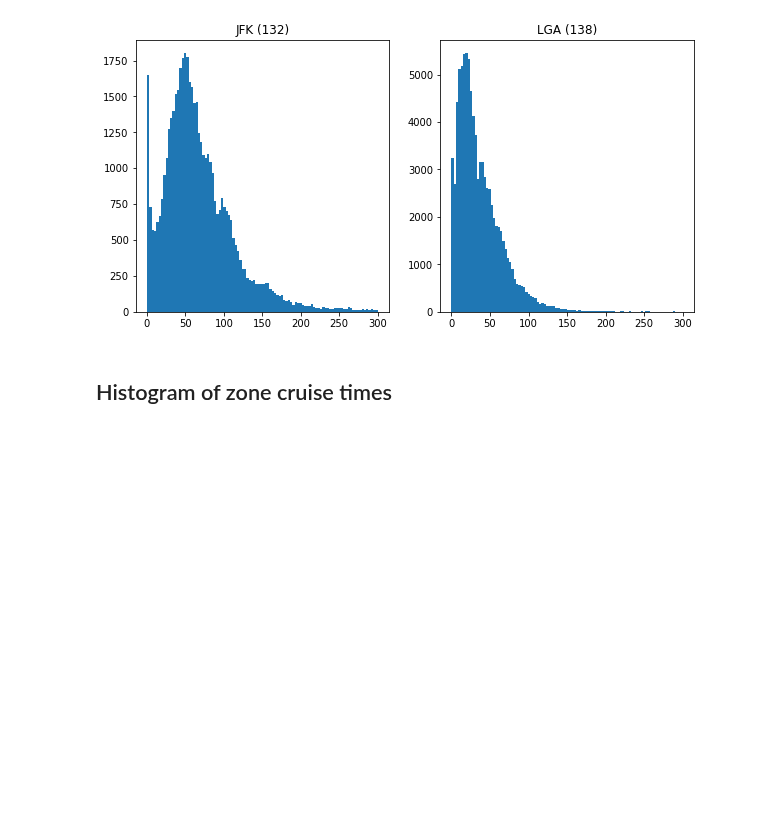
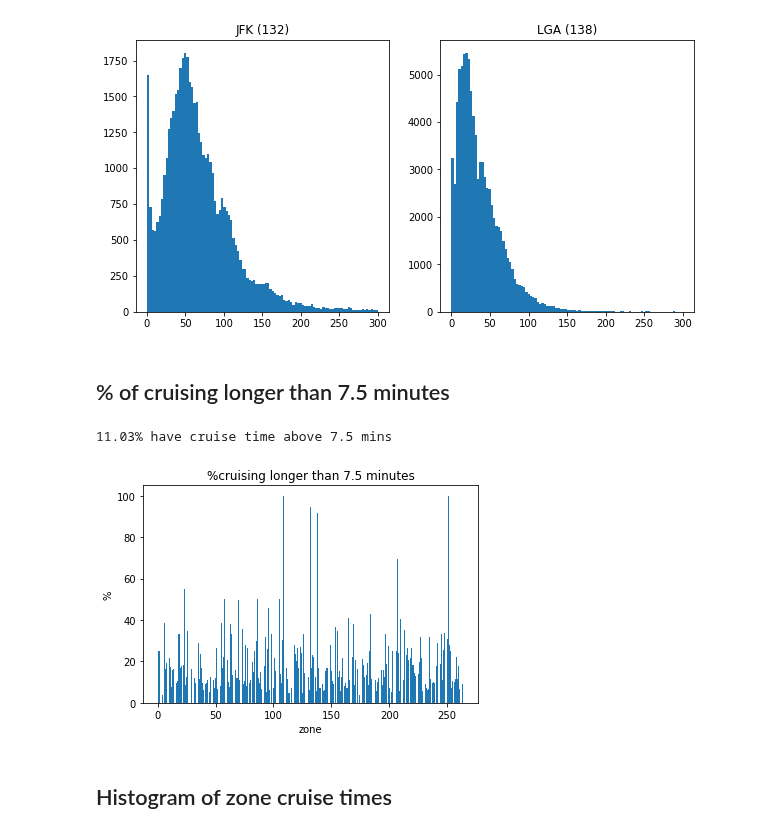
Before and after one commit to skyetim/didi-vehicle-repositioning-strategy, a Jupyter notebook: notebooks/EDA_cruise_time.ipynb, the cells around one changed output. Saved outputs shown, nothing was run; the diff lists cells and outputs as text; code cells hidden in the pictures; blank space fills up the shorter version.

```diff
--- a/notebooks/EDA_cruise_time.ipynb
+++ b/notebooks/EDA_cruise_time.ipynb
@@ -121,6 +121,26 @@ ax[1].set_title('LGA (138)')
 # %% [output]
 Text(0.5, 1.0, 'LGA (138)')
 [figure]
+# %% [markdown]
+## % of cruising longer than 7.5 minutes
+# %%
+threshold = 7.5
+trip_df_15m['threshold'] = [1 if t > threshold else 0 for t in trip_df_15m['cruise_time']]
+print('{0:.2f}% have cruise time above {1} mins'.format(trip_df_15m['threshold'].sum()/trip_df_15m.shape[0]*100, threshold))
+# %% [output]
+11.03% have cruise time above 7.5 mins
+# %%
+above_threshold = trip_df_15m.groupby('dropoff_taxizone_id', as_index=False)['threshold'].agg(['sum', 'count']).reset_index()
+above_threshold['threshold'] = above_threshold['sum']/above_threshold['count']*100
+
+plot, ax = plt.subplots(1,1)
+ax.bar(above_threshold['dropoff_taxizone_id'], above_threshold['threshold'])
+ax.set_title('%cruising longer than 7.5 minutes')
+ax.set_xlabel('zone')
+ax.set_ylabel('%')
+plot.savefig('../fig/above_7-5.png')
+# %% [output]
+[figure, added]
 # %% [markdown]
 ## Histogram of zone cruise times
 # %%
```
Also changed, not shown: parts of 7 cells of this notebook.
